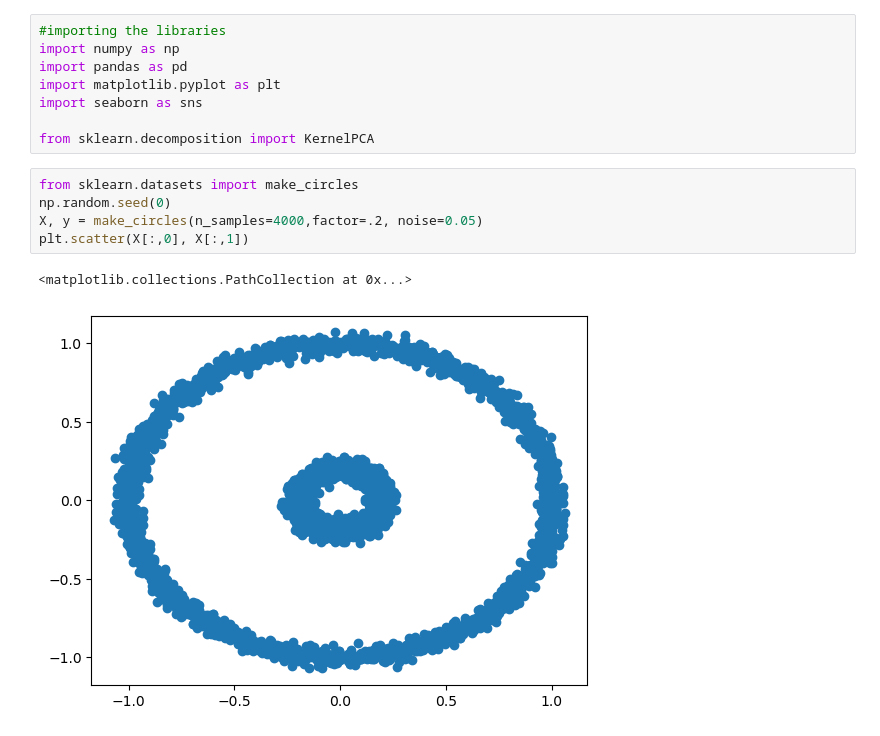
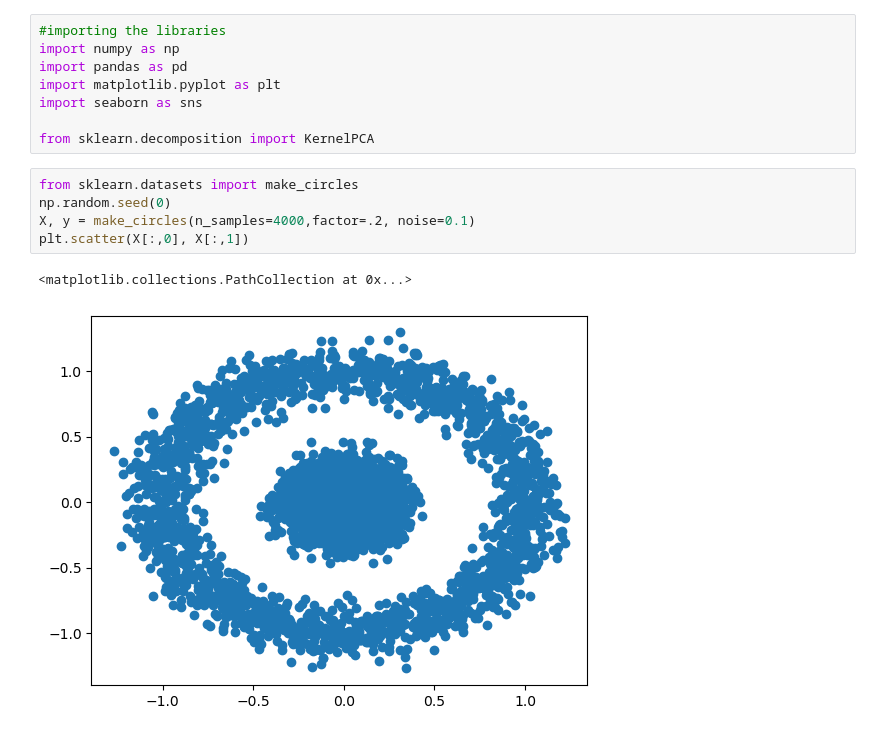
Before and after one commit to AmirJlr/Data-Science-Algorithms-FUM, a Jupyter notebook: Manifold Learning/Kernel Pca/KPCA 1.ipynb, the cells around one changed output. Cells and saved outputs as stored; diff of their text form.

```diff
--- a/Manifold Learning/Kernel Pca/KPCA 1.ipynb
+++ b/Manifold Learning/Kernel Pca/KPCA 1.ipynb
@@ -9,11 +9,11 @@ from sklearn.decomposition import KernelPCA
 # %%
 from sklearn.datasets import make_circles
 np.random.seed(0)
-X, y = make_circles(n_samples=4000,factor=.2, noise=0.05)
+X, y = make_circles(n_samples=4000,factor=.2, noise=0.1)
 plt.scatter(X[:,0], X[:,1])
 # %% [output]
 <matplotlib.collections.PathCollection at 0x...>
-[figure, old version]
+[figure, new version]
 # %%
 kpca = KernelPCA(kernel ='rbf', gamma = 10)
 X_kpca = kpca.fit_transform(X)
```
Also changed, not shown: parts of 2 cells of this notebook.
